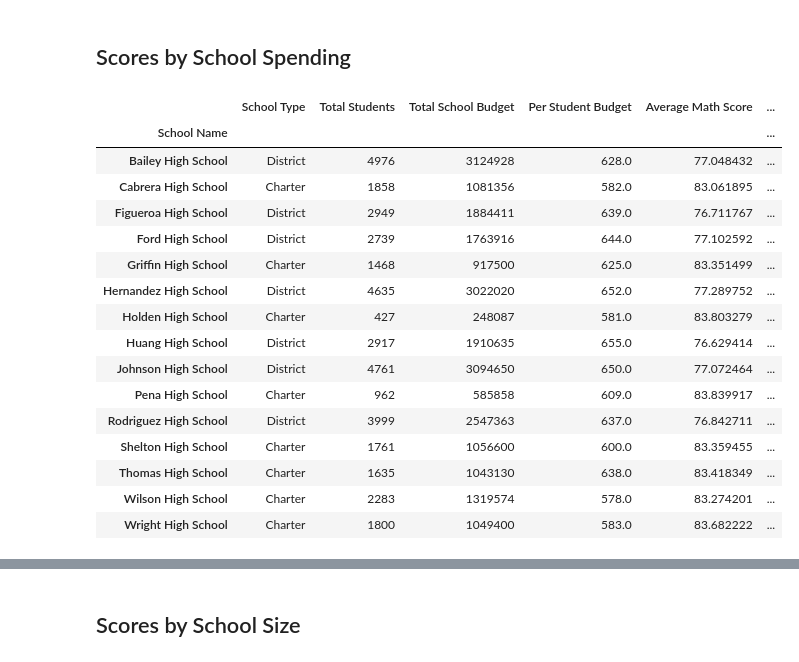
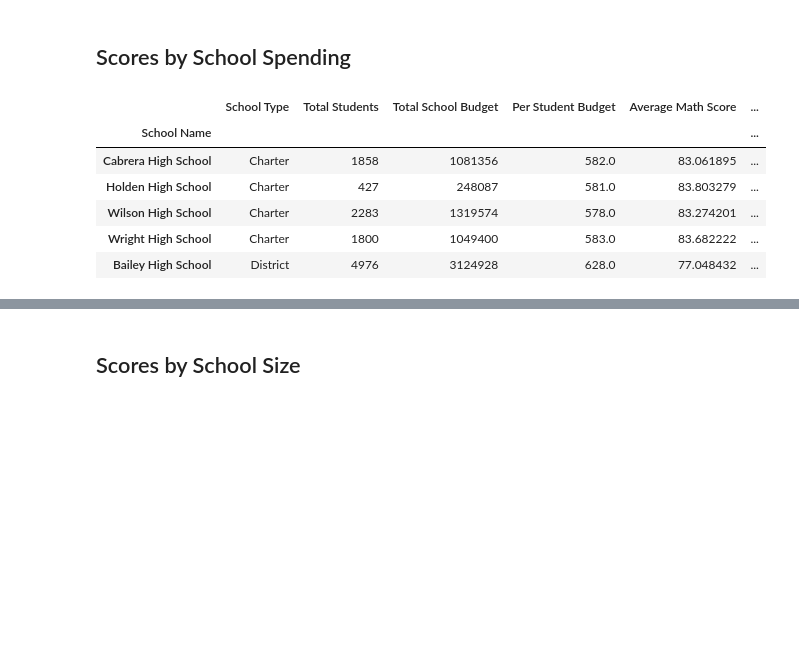
Before and after one commit to kcwaggs/pandas-challenge, a Jupyter notebook: PyCitySchools/PyCitySchools_2.ipynb, the cells around one changed output, grey strips where cells are left out. Saved outputs shown, nothing was run; the diff lists cells and outputs as text; code cells hidden in the pictures; blank space fills up the shorter version.

```diff
--- a/PyCitySchools/PyCitySchools_2.ipynb
+++ b/PyCitySchools/PyCitySchools_2.ipynb
@@ -493,22 +430,22 @@ labels = ["<$585", "$585-630", "$630-645", "$645-680"]
 # %%
 # Create a copy of the school summary since it has the "Per Student Budget"
 school_spending_df = per_school_summary_no_format.copy()
-school_spending_df
+
+# Use `pd.cut` to categorize spending based on the bins.
+school_spending_df['Spending Ranges (Per Student)'] = pd.cut(school_spending_df['Per Student Budget']
+                                                            ,bins=spending_bins
+                                                            ,labels=labels
+                                                            ,include_lowest=True
+                                                            )
+
+# Sort and show results
+school_spending_df = school_spending_df.sort_values('Spending Ranges (Per Student)', ascending=True)
+school_spending_df.head()
 # %% [output]
 |  | School Type | Total Students | Total School Budget | Per Student Budget | Average Math Score | ... |
 | School Name |  |  |  |  |  | ... |
-| Bailey High School | District | 4976 | 3124928 | 628.0 | 77.048432 | ... |
 | Cabrera High School | Charter | 1858 | 1081356 | 582.0 | 83.061895 | ... |
-| Figueroa High School | District | 2949 | 1884411 | 639.0 | 76.711767 | ... |
-| Ford High School | District | 2739 | 1763916 | 644.0 | 77.102592 | ... |
-| Griffin High School | Charter | 1468 | 917500 | 625.0 | 83.351499 | ... |
-| Hernandez High School | District | 4635 | 3022020 | 652.0 | 77.289752 | ... |
 | Holden High School | Charter | 427 | 248087 | 581.0 | 83.803279 | ... |
-| Huang High School | District | 2917 | 1910635 | 655.0 | 76.629414 | ... |
-| Johnson High School | District | 4761 | 3094650 | 650.0 | 77.072464 | ... |
-| Pena High School | Charter | 962 | 585858 | 609.0 | 83.839917 | ... |
-| Rodriguez High School | District | 3999 | 2547363 | 637.0 | 76.842711 | ... |
-| Shelton High School | Charter | 1761 | 1056600 | 600.0 | 83.359455 | ... |
-| Thomas High School | Charter | 1635 | 1043130 | 638.0 | 83.418349 | ... |
 | Wilson High School | Charter | 2283 | 1319574 | 578.0 | 83.274201 | ... |
 | Wright High School | Charter | 1800 | 1049400 | 583.0 | 83.682222 | ... |
+| Bailey High School | District | 4976 | 3124928 | 628.0 | 77.048432 | ... |
```
Also changed, not shown: parts of 22 cells of this notebook.
